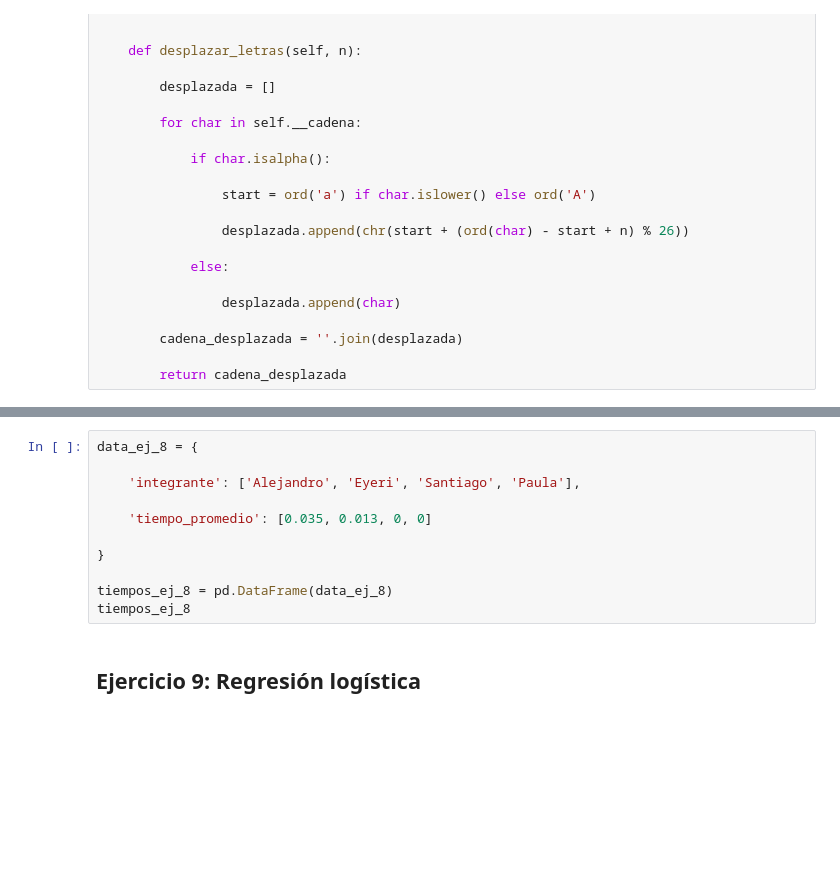
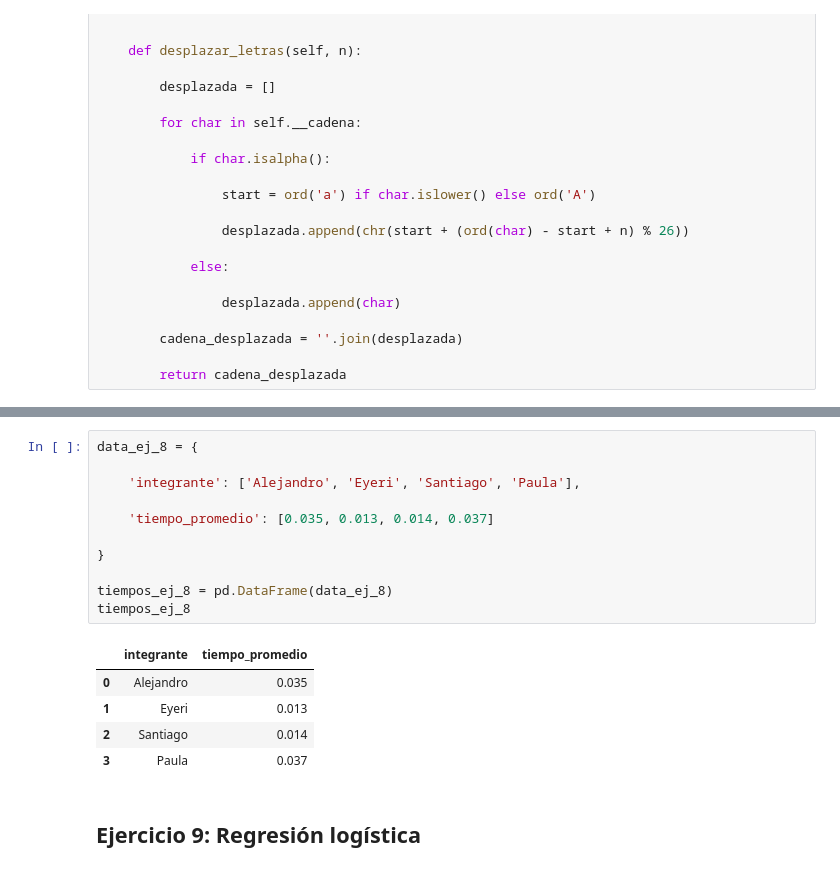
Before and after one commit to Santifer0803/Proyecto_herramientas_II, a Jupyter notebook: ejercicios_python.ipynb, the cells around one changed output, grey strips where cells are left out. Drawn from its saved outputs; the diff is of its cells as text; blank space fills up the shorter version.

```diff
--- a/ejercicios_python.ipynb
+++ b/ejercicios_python.ipynb
@@ -592,14 +604,20 @@ tiempo_promedio_ej_8
 # %%
 data_ej_8 = {
 
     'integrante': ['Alejandro', 'Eyeri', 'Santiago', 'Paula'],
 
-    'tiempo_promedio': [0.035, 0.013, 0, 0]
+    'tiempo_promedio': [0.035, 0.013, 0.014, 0.037]
 
 }
 
 tiempos_ej_8 = pd.DataFrame(data_ej_8)
 tiempos_ej_8
+# %% [output]
+|  | integrante | tiempo_promedio |
+| 0 | Alejandro | 0.035 |
+| 1 | Eyeri | 0.013 |
+| 2 | Santiago | 0.014 |
+| 3 | Paula | 0.037 |
 # %% [markdown]
 ## Ejercicio 9: Regresión logística
 # %%
```
Also changed, not shown: parts of 8 cells of this notebook.
